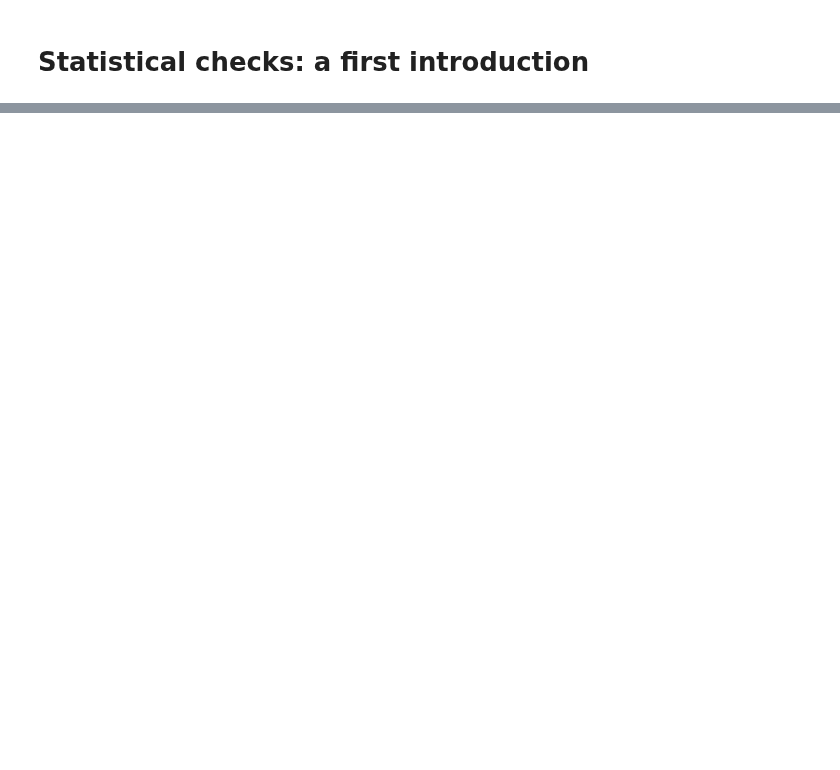
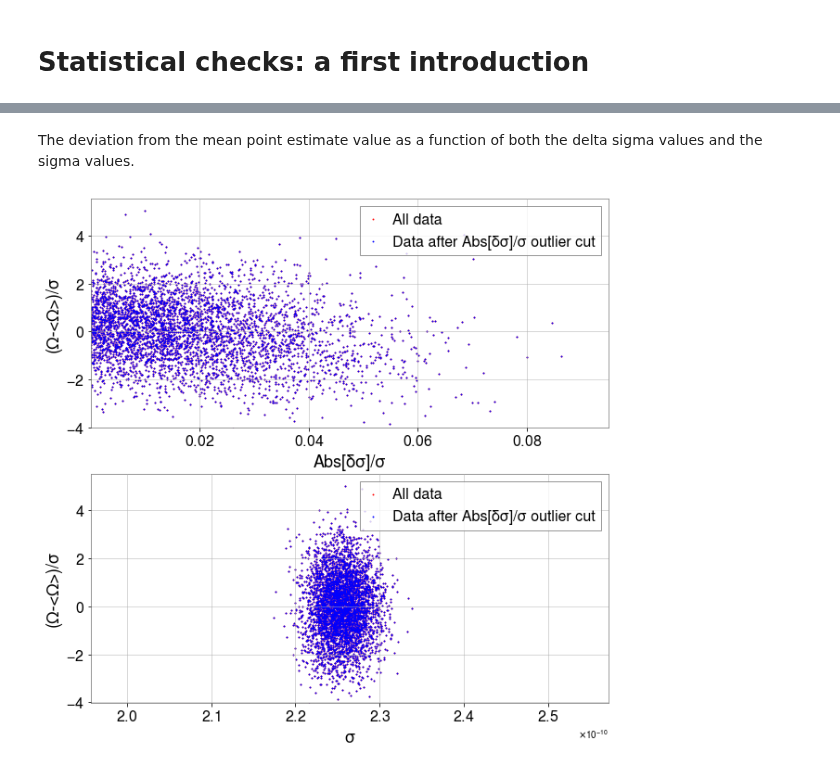
Before and after one commit to a-renzini/pygwb, a Jupyter notebook: tutorials/run_statistical_checks.ipynb, the cells around one changed output, grey strips where cells are left out. Cells and saved outputs as stored; diff of their text form; code cells hidden in the pictures; blank space fills up the shorter version.

```diff
--- a/tutorials/run_statistical_checks.ipynb
+++ b/tutorials/run_statistical_checks.ipynb
@@ -485,0 +214,6 @@ stat_checks_pygwb_test.generate_all_plots()
+# %% [markdown]
+The deviation from the mean point estimate value as a function of both the delta sigma values and the sigma values.
+# %%
+stat_checks_pygwb_MDC.plot_scatter_omega_sigma_dsc()
+# %% [output]
+[figure, added]
```
Also changed, not shown: parts of 173 cells of this notebook, 2 other files.
